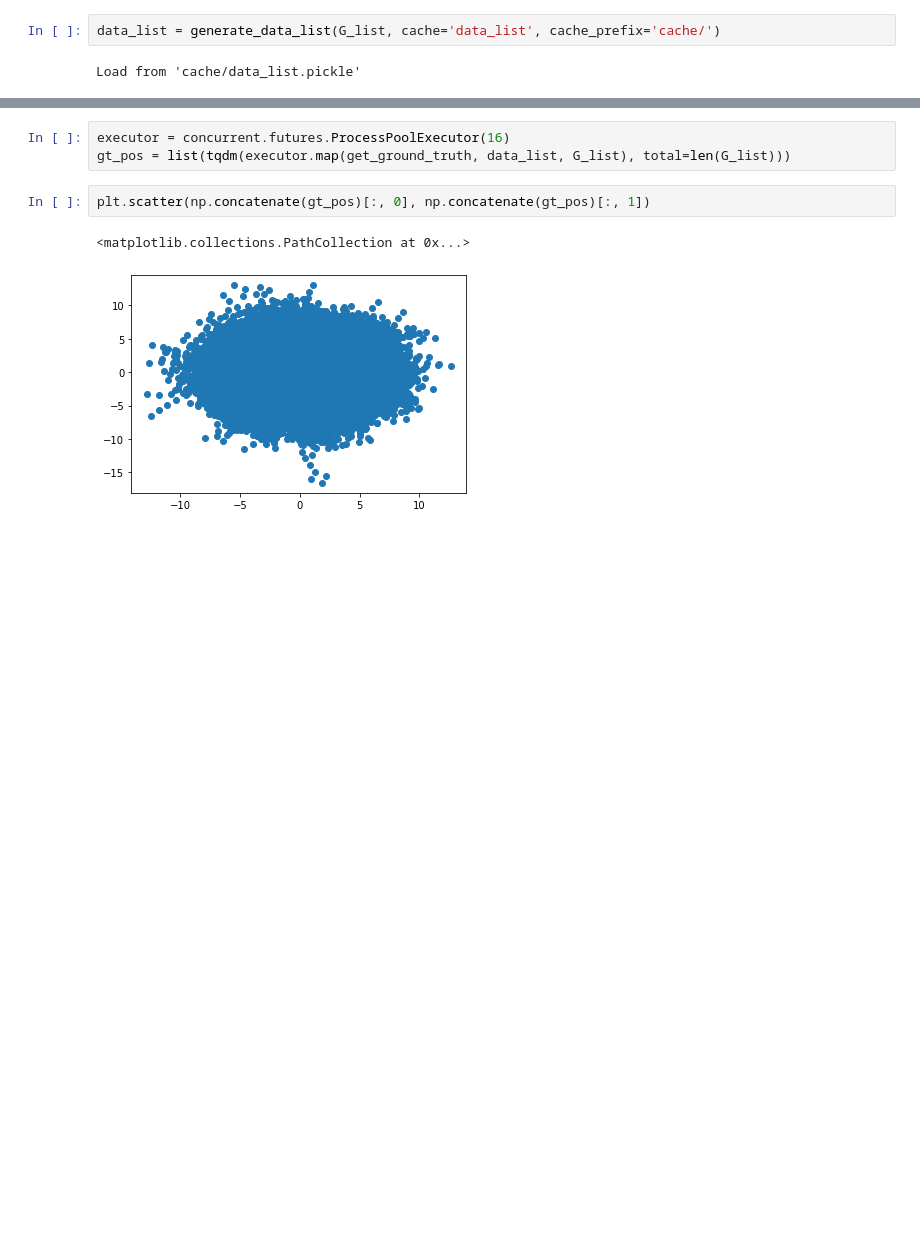
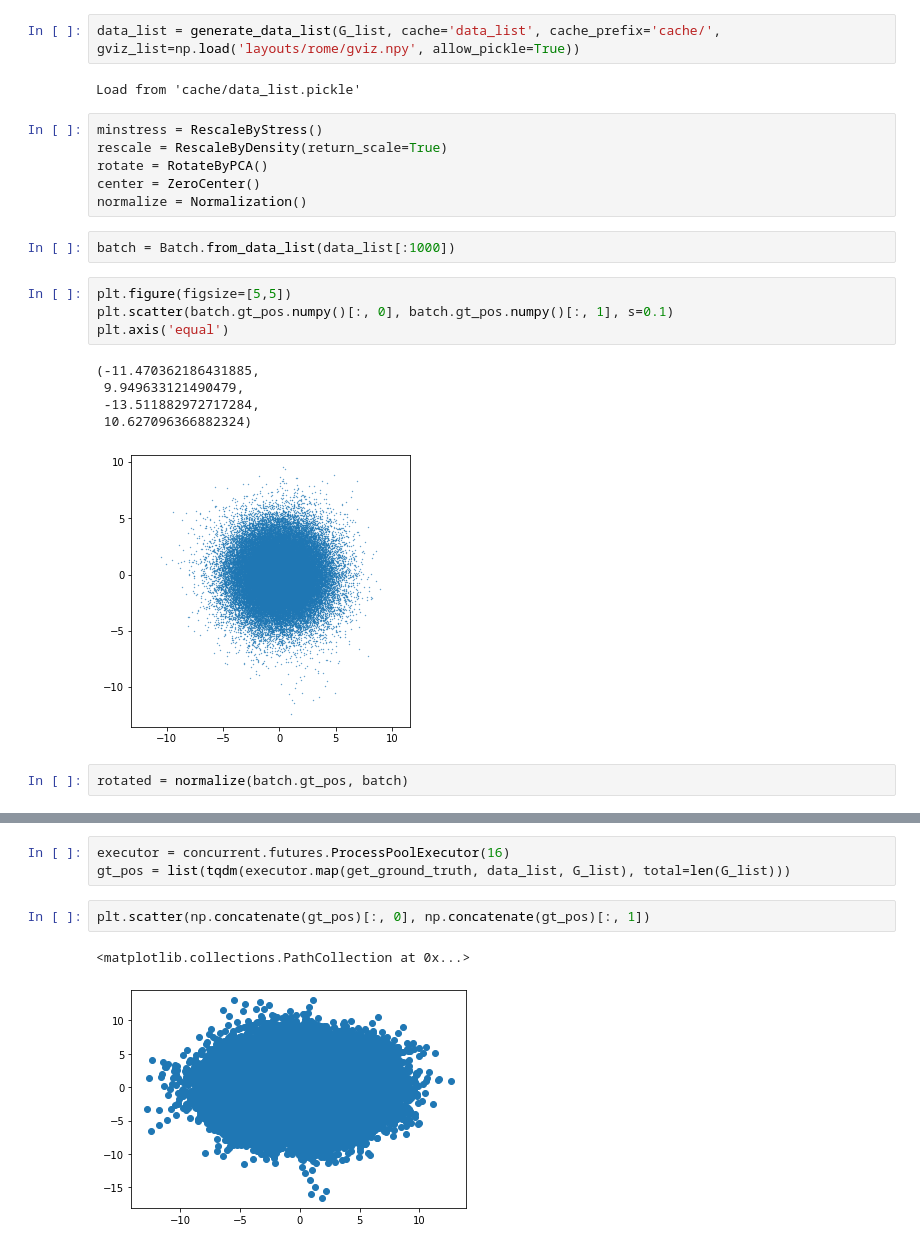
Before and after one commit to zhenxingCui/deepgd, a Jupyter notebook: layout_gviz.ipynb, the cells around one changed output, grey strips where cells are left out. Saved outputs shown, nothing was run; the diff lists cells and outputs as text; blank space fills up the shorter version.

Commit message:
normalizations

```diff
--- a/layout_gviz.ipynb
+++ b/layout_gviz.ipynb
@@ -15,6 +16,26 @@ G_list = load_G_list(data_path='data/rome', index_file='data_index.txt', cache='
 # %% [output]
 Load from 'cache/G_list.pickle'
 # %%
-data_list = generate_data_list(G_list, cache='data_list', cache_prefix='cache/')
+data_list = generate_data_list(G_list, cache='data_list', cache_prefix='cache/', gviz_list=np.load('layouts/rome/gviz.npy', allow_pickle=True))
 # %% [output]
 Load from 'cache/data_list.pickle'
+# %%
+minstress = RescaleByStress()
+rescale = RescaleByDensity(return_scale=True)
+rotate = RotateByPCA()
+center = ZeroCenter()
+normalize = Normalization()
+# %%
+batch = Batch.from_data_list(data_list[:1000])
+# %%
+plt.figure(figsize=[5,5])
+plt.scatter(batch.gt_pos.numpy()[:, 0], batch.gt_pos.numpy()[:, 1], s=0.1)
+plt.axis('equal')
+# %% [output]
+(-11.470362186431885,
+ 9.949633121490479,
+ -13.511882972717284,
+ 10.627096366882324)
+[figure, added]
+# %%
+rotated = normalize(batch.gt_pos, batch)
```
Also changed, not shown: parts of 5 cells of this notebook, 8 other files.
